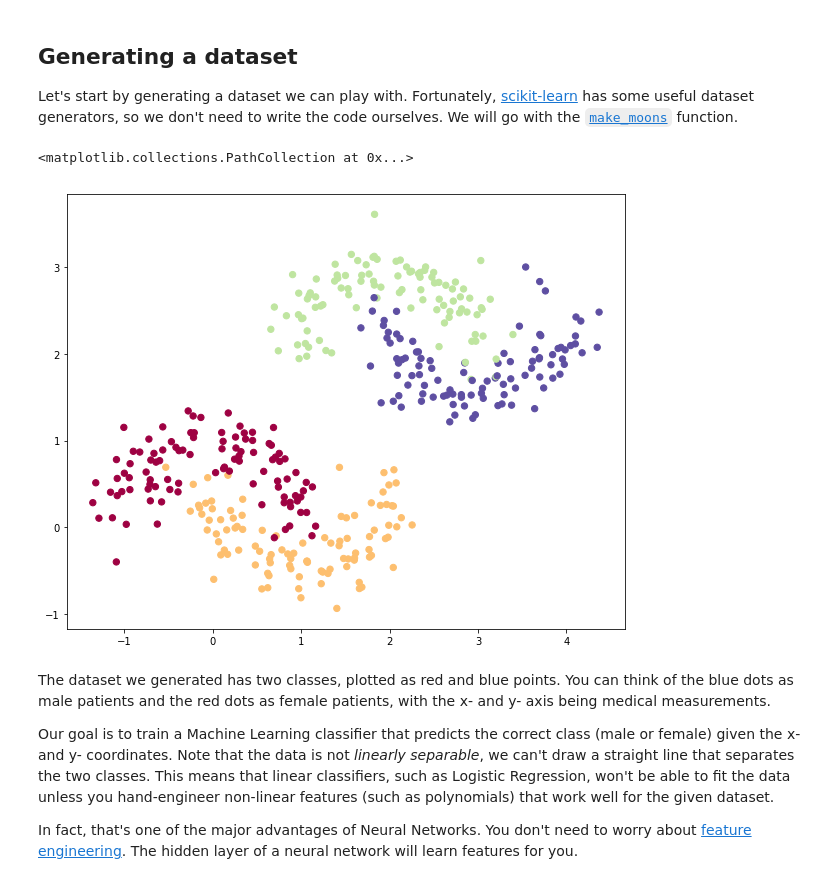
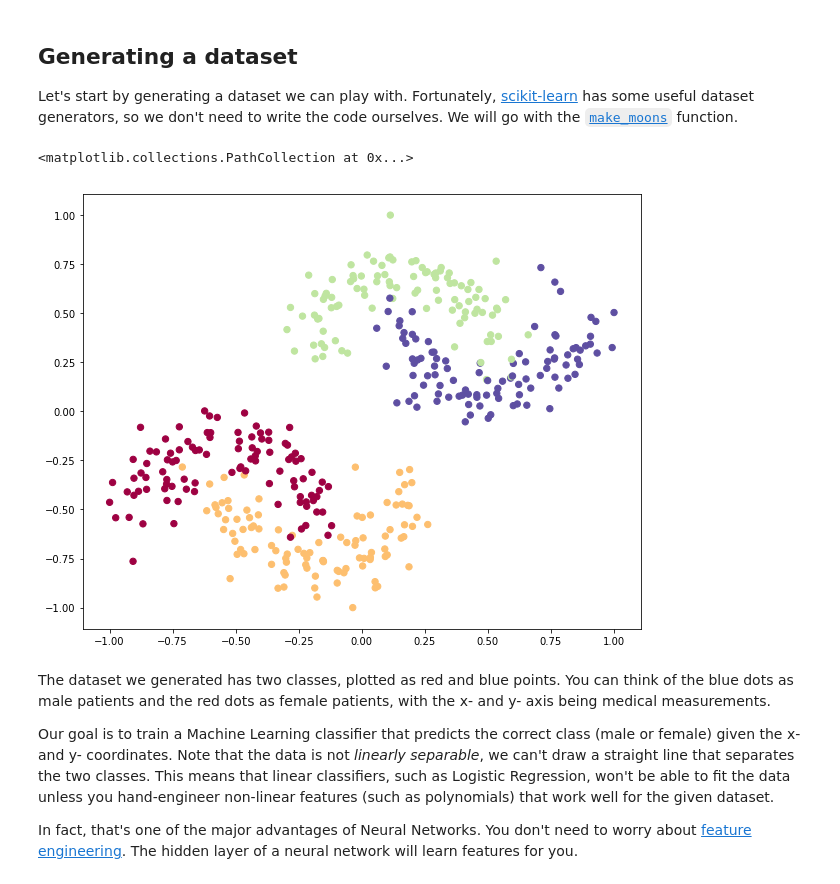
Before and after one commit to MattChubb/nn-from-scratch, a Jupyter notebook: nn-from-scratch.ipynb, the cells around one changed output. Saved outputs shown, nothing was run; the diff lists cells and outputs as text; code cells hidden in the pictures.

Commit message:
Normalise data sets

```diff
--- a/nn-from-scratch.ipynb
+++ b/nn-from-scratch.ipynb
@@ -27,28 +27,49 @@ Let's start by generating a dataset we can play with. Fortunately, [scikit-learn
 # %%
 # Generate a dataset and plot it
 np.random.seed(0)
+
+def normalise(array):
+    # ((X - X_min)/(X_max - X_min) * 2) - 1
+    min_value = array.min()
+    max_value = array.max()
+
+    normalised_array = ((array - min_value)/(max_value - min_value) * 2) - 1
+
+    return normalised_array
+
+def make_two_dimensional_ndarray(x, y):
+    return np.array([x, y]).transpose()
+
+def normalise_all_columns(ndarray):
+    cols = ndarray.shape[1]
+    columns = []
+    for i in range(cols):
+        unnormalised = np.array([element[i] for element in ndarray])
+        normalised = normalise(unnormalised)
+        columns.append(normalised)
+    return np.array(columns).transpose()
 
 def make_n_moon_pairs(n_pairs=1, offset_increment_x=2, offset_increment_y=2, count=200, noise=0.2):
     offset_x = 0
     offset_y = 0
     offset_colour = 0
     coords = []
     colours = []
     for i in range(0, n_pairs):
         coords_i, colours_i = sklearn.datasets.make_moons(count, noise=noise)
         coords.append(coords_i + [offset_x, offset_y])
         colours.append(colours_i + offset_colour)
         offset_x += offset_increment_x
         offset_y += offset_increment_y
         offset_colour += 2
-    return np.concatenate(coords), np.concatenate(colours)
+    return normalise_all_columns(np.concatenate(coords)), np.concatenate(colours)
 
 #X, y = sklearn.datasets.make_moons(500, noise=0.20)
 X, y = make_n_moon_pairs(2)
 plt.scatter(X[:,0], X[:,1], s=40, c=y, cmap=plt.cm.Spectral)
 # %% [output]
 <matplotlib.collections.PathCollection at 0x...>
-[figure, old version]
+[figure, new version]
 # %% [markdown]
 The dataset we generated has two classes, plotted as red and blue points. You can think of the blue dots as male patients and the red dots as female patients, with the x- and y- axis being medical measurements.
 
```
Also changed, not shown: parts of 4 cells of this notebook.
